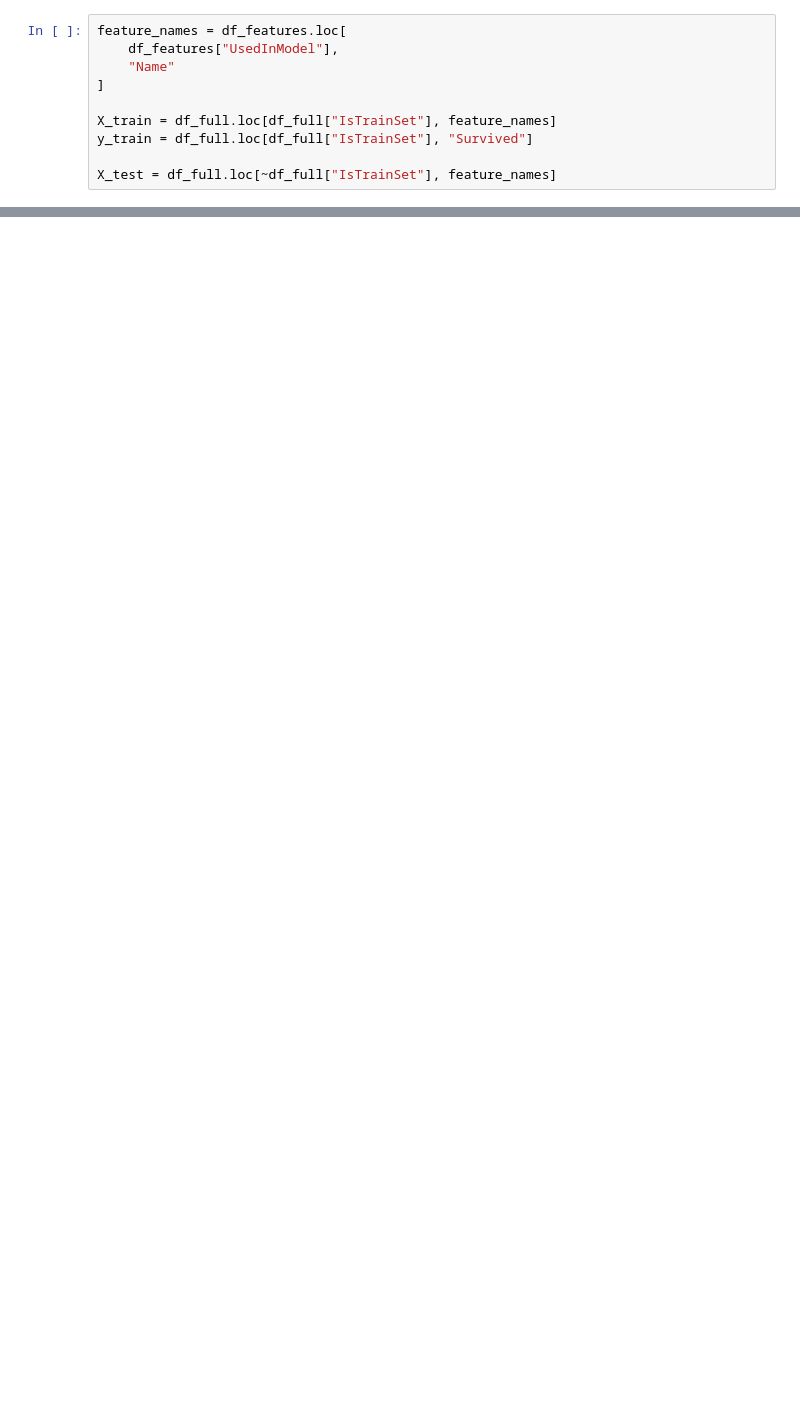
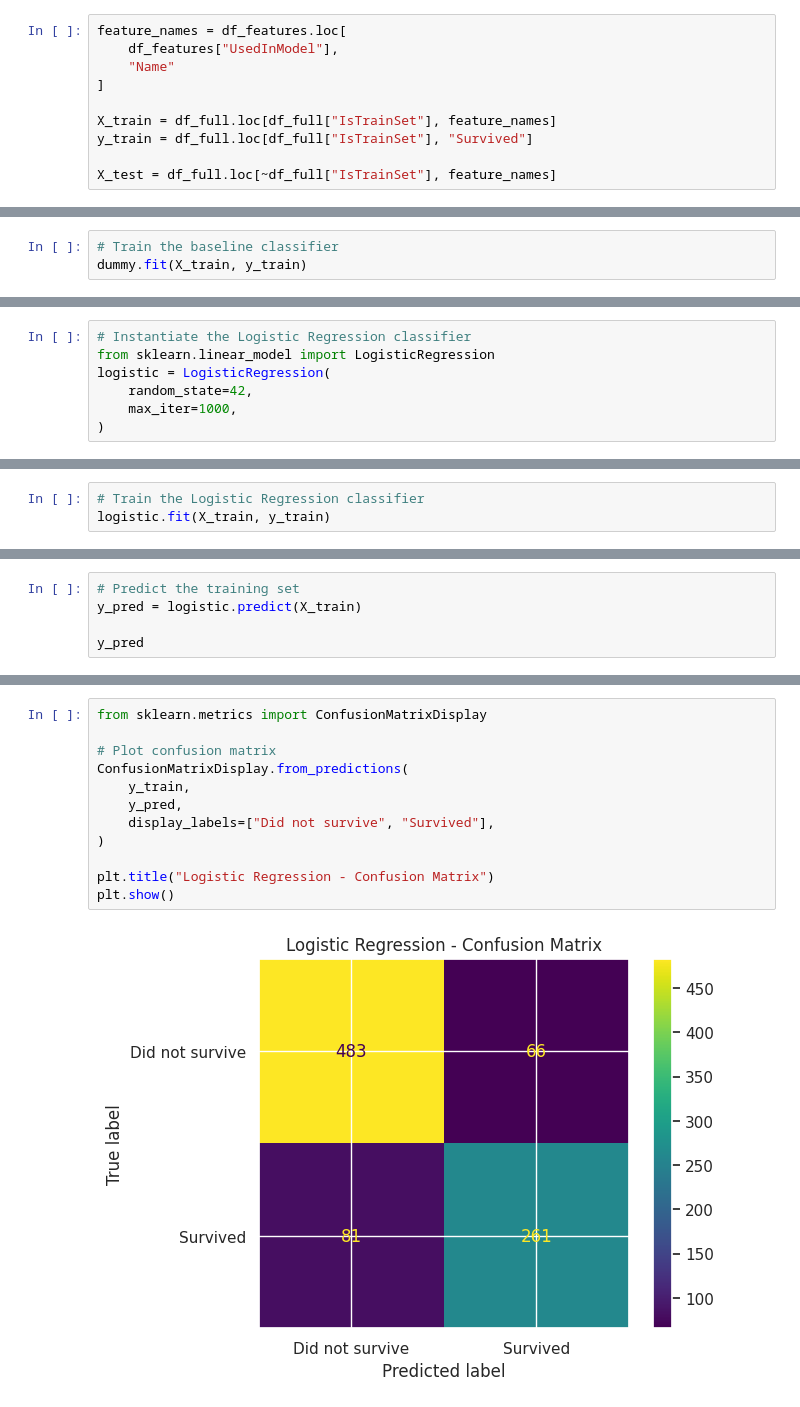
Before and after one commit to ianlopezdiaz/kaggle-titanic, a Jupyter notebook: notebooks/03_modeling_and_evaluation.ipynb, the cells around one changed output, grey strips where cells are left out. Saved outputs shown, nothing was run; the diff lists cells and outputs as text; blank space fills up the shorter version.

```diff
--- a/notebooks/03_modeling_and_evaluation.ipynb
+++ b/notebooks/03_modeling_and_evaluation.ipynb
@@ -79,0 +141,3 @@ X_test = df_full.loc[~df_full["IsTrainSet"], feature_names]
+# %%
+# Train the baseline classifier
+dummy.fit(X_train, y_train)
@@ -79,0 +206,7 @@ X_test = df_full.loc[~df_full["IsTrainSet"], feature_names]
+# %%
+# Instantiate the Logistic Regression classifier
+from sklearn.linear_model import LogisticRegression
+logistic = LogisticRegression(
+    random_state=42,
+    max_iter=1000,
+)
@@ -79,0 +219,3 @@ X_test = df_full.loc[~df_full["IsTrainSet"], feature_names]
+# %%
+# Train the Logistic Regression classifier
+logistic.fit(X_train, y_train)
@@ -79,0 +230,5 @@ X_test = df_full.loc[~df_full["IsTrainSet"], feature_names]
+# %%
+# Predict the training set
+y_pred = logistic.predict(X_train)
+
+y_pred
@@ -79,0 +334,14 @@ X_test = df_full.loc[~df_full["IsTrainSet"], feature_names]
+# %%
+from sklearn.metrics import ConfusionMatrixDisplay
+
+# Plot confusion matrix
+ConfusionMatrixDisplay.from_predictions(
+    y_train,
+    y_pred,
+    display_labels=["Did not survive", "Survived"],
+)
+
+plt.title("Logistic Regression - Confusion Matrix")
+plt.show()
+# %% [output]
+[figure, added]
```
Also changed, not shown: parts of 86 cells of this notebook, 33 other files.
